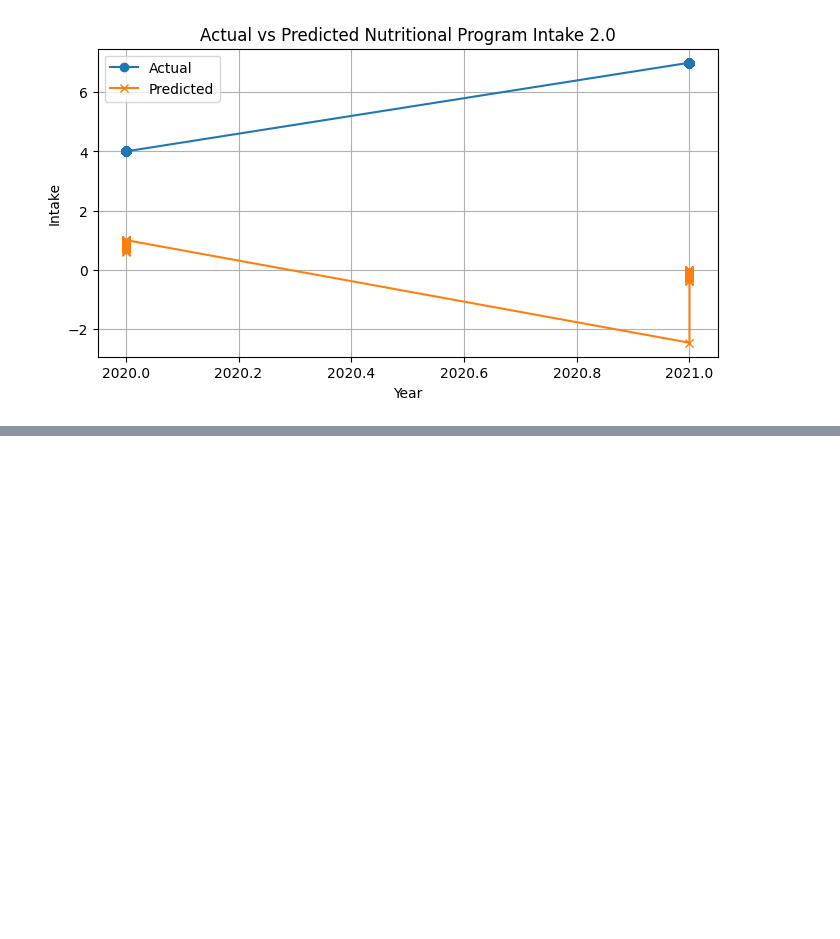
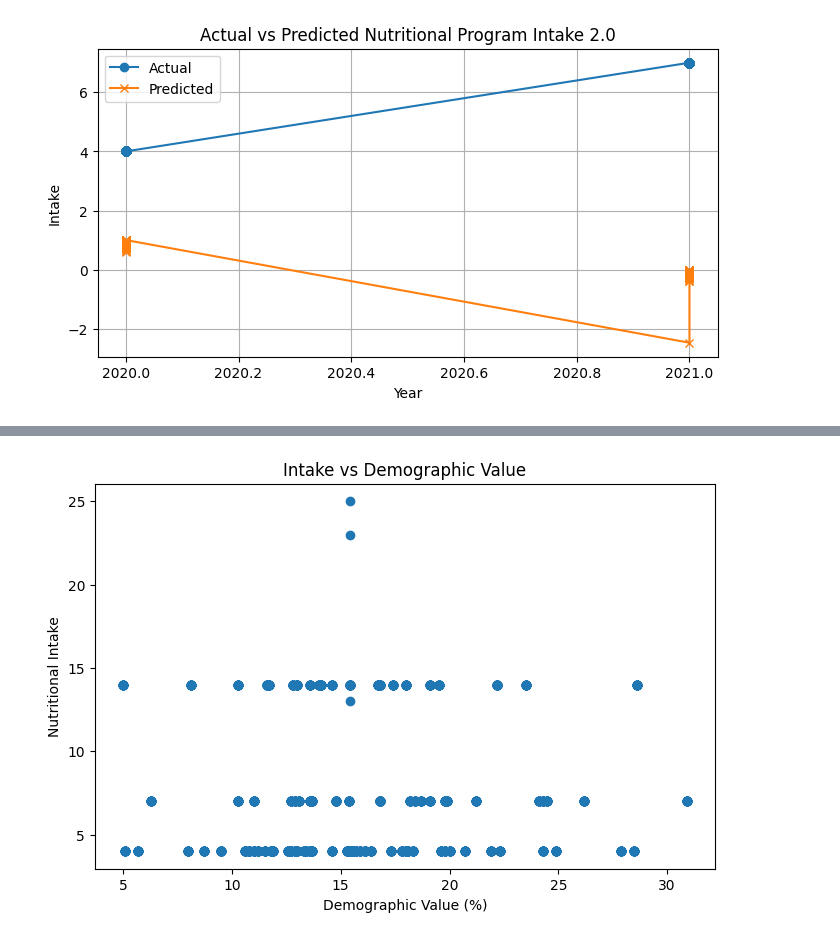
Before and after one commit to pheaktralean/ConcordIA, a Jupyter notebook: food_security_forecasting/food_security.ipynb, the cells around one changed output, grey strips where cells are left out. Saved outputs shown, nothing was run; the diff lists cells and outputs as text; code cells hidden in the pictures; blank space fills up the shorter version.

```diff
--- a/food_security_forecasting/food_security.ipynb
+++ b/food_security_forecasting/food_security.ipynb
@@ -556,0 +568,9 @@ plt.show()
+# %%
+plt.figure(figsize=(8,5))
+plt.scatter(df_all['Demographic_Value'], df_all['Intake'])
+plt.xlabel('Demographic Value (%)')
+plt.ylabel('Nutritional Intake')
+plt.title('Intake vs Demographic Value')
+plt.show()
+# %% [output]
+[figure, added]
```
Also changed, not shown: parts of 3 cells of this notebook, 1 other file.
